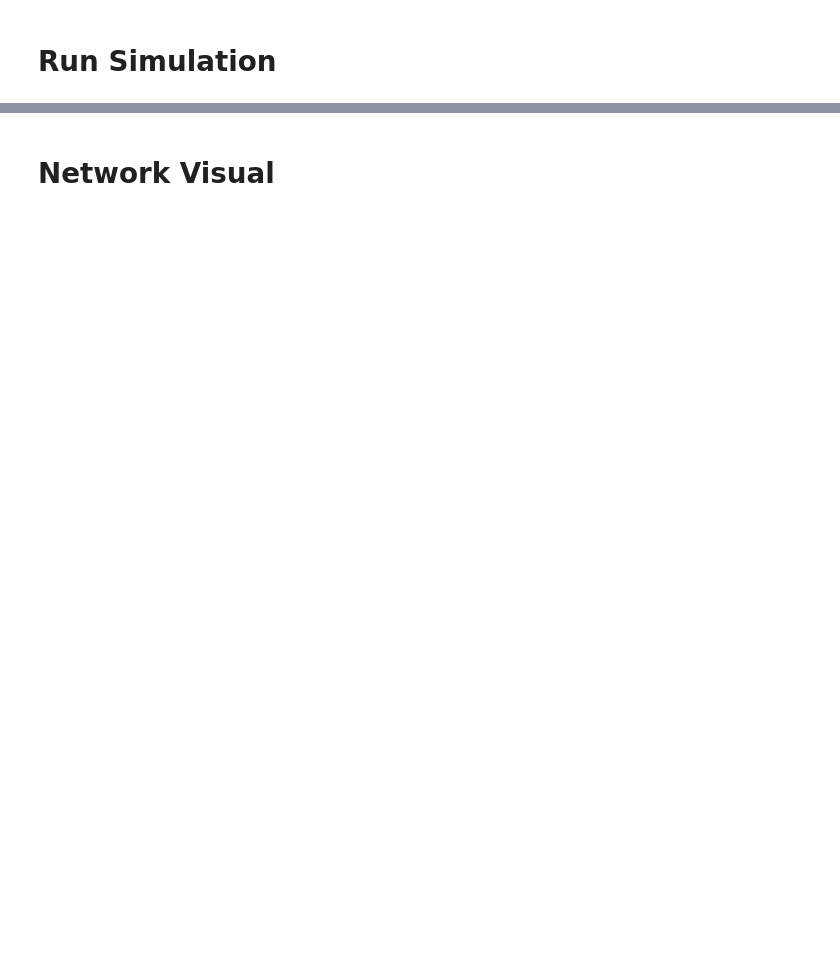
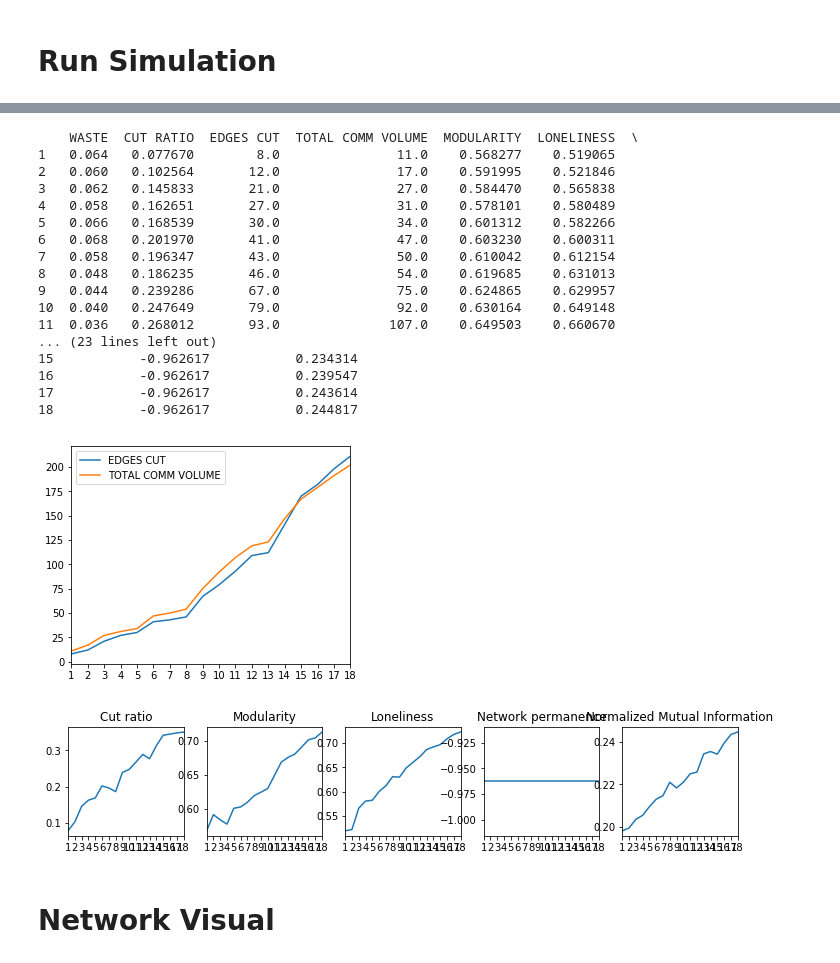
Before and after one commit to sbarakat/graph-partitioning, a Jupyter notebook: graph-partitioning-patoh.ipynb, the cells around one changed output, grey strips where cells are left out. Drawn from its saved outputs; the diff is of its cells as text; code cells hidden in the pictures; blank space fills up the shorter version.

```diff
--- a/graph-partitioning-patoh.ipynb
+++ b/graph-partitioning-patoh.ipynb
@@ -296,18 +338,40 @@ m = gp.batch_arrival()
 # %%
 rows = list(range(1, len(m)+1))
 df = pd.DataFrame(m, index=rows, columns=cols).astype(float)
 print(df)
 
 if len(df) > 1:
     df.plot(y=['EDGES CUT', 'TOTAL COMM VOLUME'], xticks=rows, figsize=(5,4))
 
-    fig, axs = plt.subplots(1,4)
+    fig, axs = plt.subplots(1,5)
     df.plot(y=['CUT RATIO'], title='Cut ratio', xticks=rows, figsize=(12,2), legend=False, ax=axs[0])
     df.plot(y=['MODULARITY'], title='Modularity', xticks=rows, figsize=(12,2), legend=False, ax=axs[1])
     df.plot(y=['LONELINESS'], title='Loneliness', xticks=rows, figsize=(12,2), legend=False, ax=axs[2])
     df.plot(y=['NETWORK PERMANENCE'], title='Network permanence', xticks=rows, figsize=(12,2), legend=False, ax=axs[3])
+    df.plot(y=['NORM. MUTUAL INFO'], title='Norm. Mutual Info', xticks=rows, figsize=(12,2), legend=False, ax=axs[4])
+
 else:
     print("\n\nNot enough data points to plot charts. There is only one row.")
+# %% [output]
+    WASTE  CUT RATIO  EDGES CUT  TOTAL COMM VOLUME  MODULARITY  LONELINESS  \
+1   0.064   0.077670        8.0               11.0    0.568277    0.519065
+2   0.060   0.102564       12.0               17.0    0.591995    0.521846
+3   0.062   0.145833       21.0               27.0    0.584470    0.565838
+4   0.058   0.162651       27.0               31.0    0.578101    0.580489
+5   0.066   0.168539       30.0               34.0    0.601312    0.582266
+6   0.068   0.201970       41.0               47.0    0.603230    0.600311
+7   0.058   0.196347       43.0               50.0    0.610042    0.612154
+8   0.048   0.186235       46.0               54.0    0.619685    0.631013
+9   0.044   0.239286       67.0               75.0    0.624865    0.629957
+10  0.040   0.247649       79.0               92.0    0.630164    0.649148
+11  0.036   0.268012       93.0              107.0    0.649503    0.660670
+... (23 lines left out)
+15           -0.962617           0.234314
+16           -0.962617           0.239547
+17           -0.962617           0.243614
+18           -0.962617           0.244817
+[figure, added]
+[figure, added]
 # %% [markdown]
 # Network Visual
 # %%
```
Also changed, not shown: parts of 8 cells of this notebook, 3 other files.
